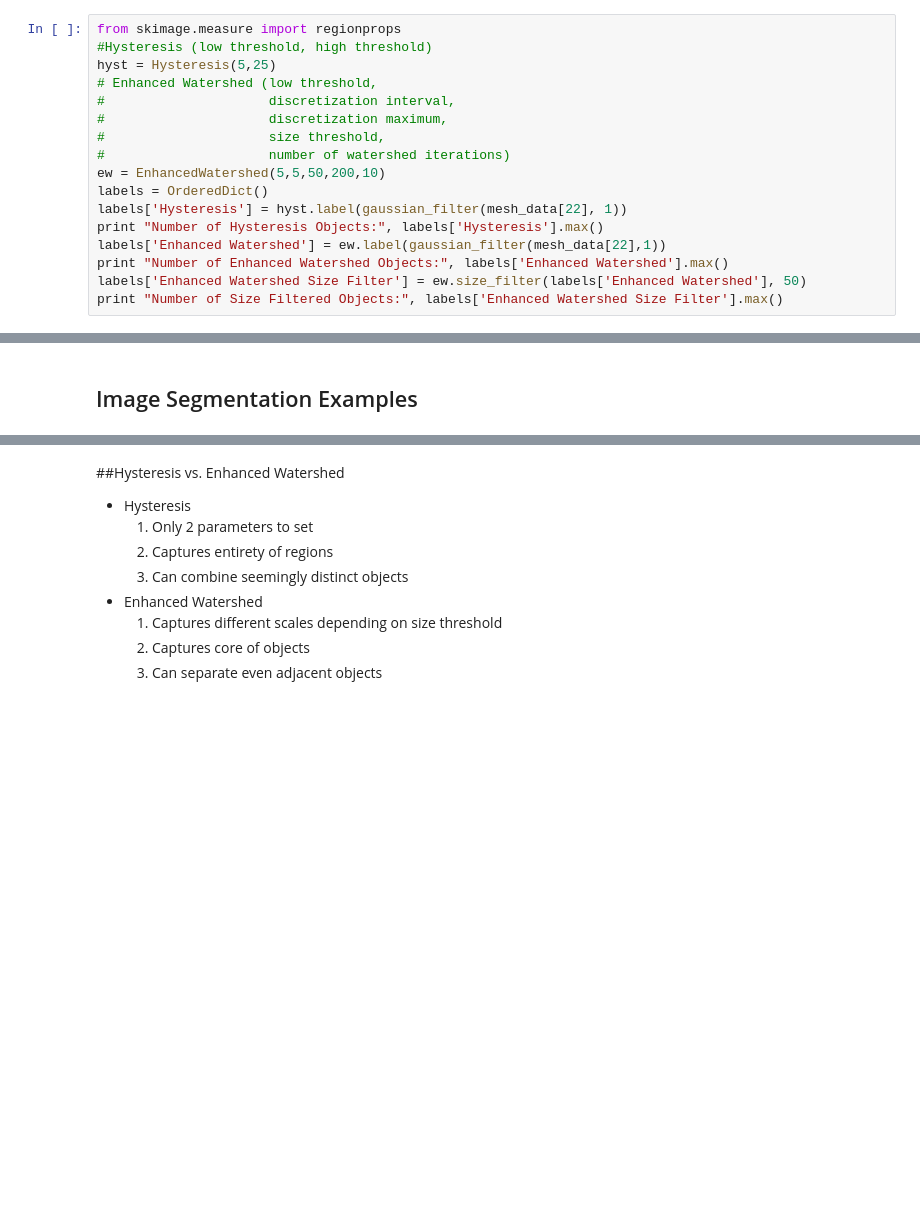
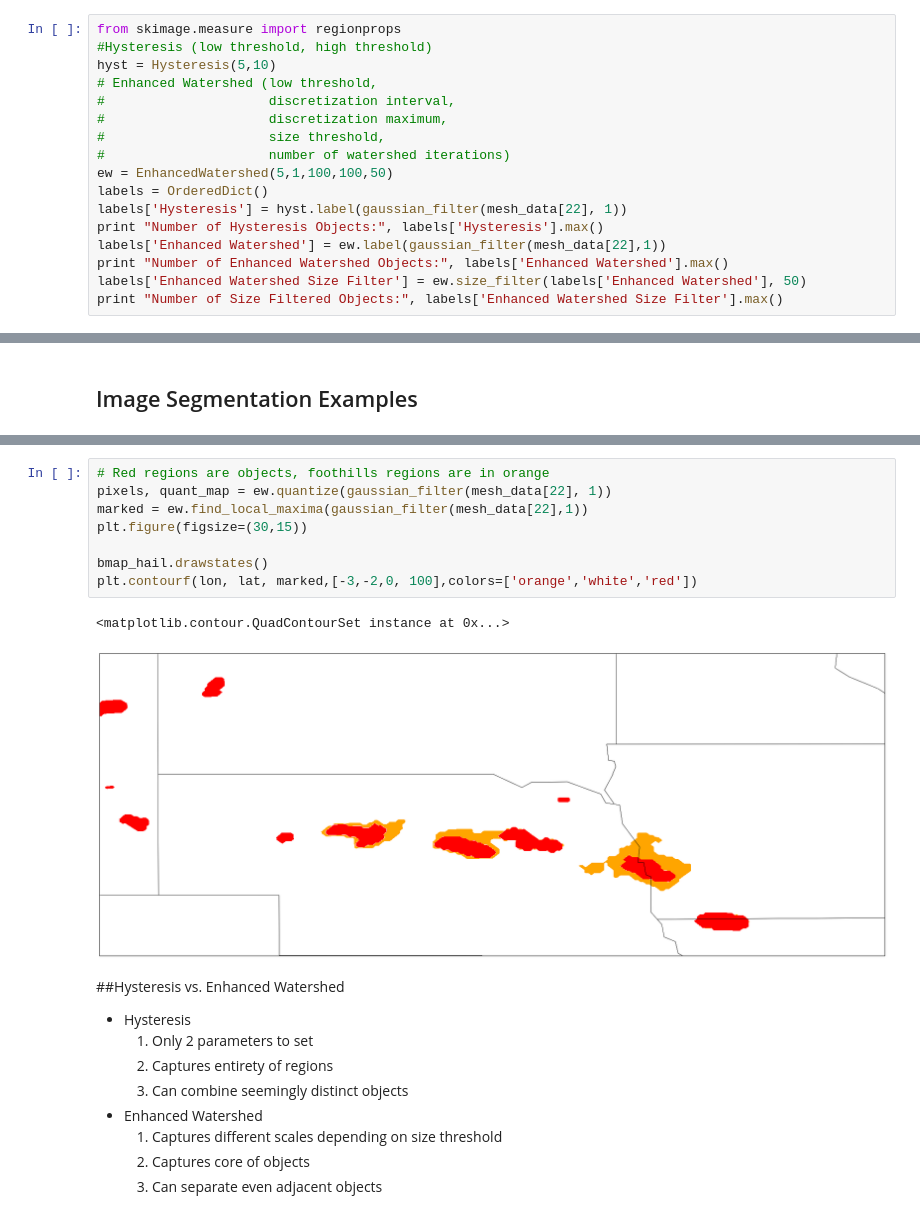
Before and after one commit to djgagne/ucar_sea_2015, a Jupyter notebook: Gagne_UCAR_SEA_Conference_Presentation.ipynb, the cells around one changed output, grey strips where cells are left out. Cells and saved outputs as stored; diff of their text form; blank space fills up the shorter version.

Commit message:
Updated presentation with fixed EnhancedWatershed code

```diff
--- a/Gagne_UCAR_SEA_Conference_Presentation.ipynb
+++ b/Gagne_UCAR_SEA_Conference_Presentation.ipynb
@@ -101,13 +101,13 @@ title_obj = plt.title("MESH Swaths: June 3, 2014 {0:02d}00 UTC".format(mesh_hour
 # %%
 from skimage.measure import regionprops
 #Hysteresis (low threshold, high threshold)
-hyst = Hysteresis(5,25)
+hyst = Hysteresis(5,10)
 # Enhanced Watershed (low threshold,
 #                     discretization interval,
 #                     discretization maximum,
 #                     size threshold,
 #                     number of watershed iterations)
-ew = EnhancedWatershed(5,5,50,200,10)
+ew = EnhancedWatershed(5,1,100,100,50)
 labels = OrderedDict()
 labels['Hysteresis'] = hyst.label(gaussian_filter(mesh_data[22], 1))
 print "Number of Hysteresis Objects:", labels['Hysteresis'].max()
@@ -148,3 +148,14 @@ for plot_name, image in labels.iteritems():
+# %%
+# Red regions are objects, foothills regions are in orange
+pixels, quant_map = ew.quantize(gaussian_filter(mesh_data[22], 1))
+marked = ew.find_local_maxima(gaussian_filter(mesh_data[22],1))
+plt.figure(figsize=(30,15))
+
+bmap_hail.drawstates()
+plt.contourf(lon, lat, marked,[-3,-2,0, 100],colors=['orange','white','red'])
+# %% [output]
+<matplotlib.contour.QuadContourSet instance at 0x...>
+[figure, added]
 # %% [markdown]
 ##Hysteresis vs. Enhanced Watershed
 * Hysteresis
```
Also changed, not shown: parts of 4 cells of this notebook.
